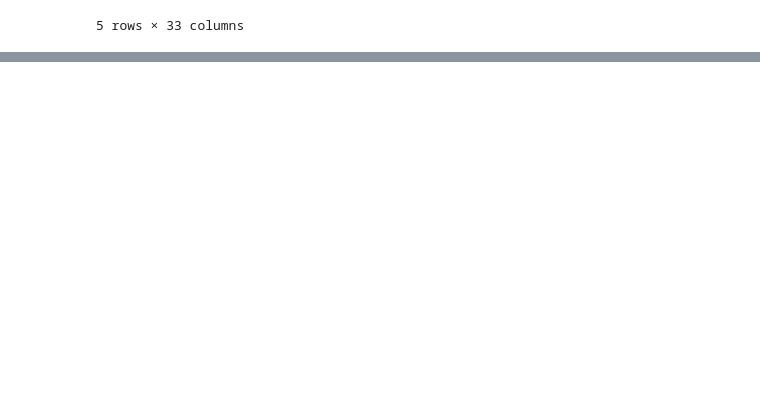
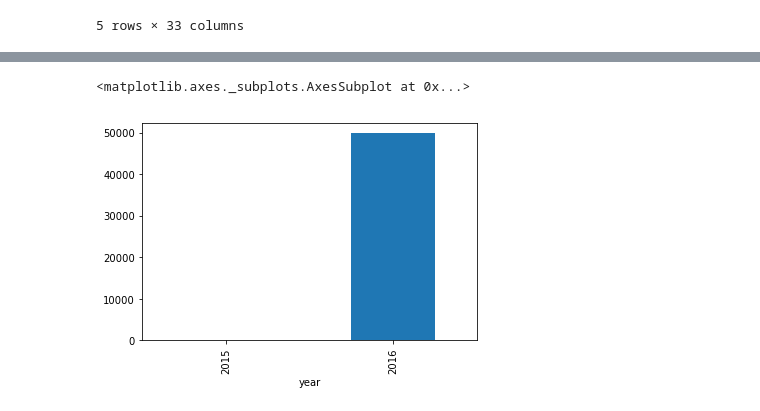
Before and after one commit to valstrl/CSM-project, a Jupyter notebook: CSM-project.ipynb, the cells around one changed output, grey strips where cells are left out. Cells and saved outputs as stored; diff of their text form; code cells hidden in the pictures; blank space fills up the shorter version.

```diff
--- a/CSM-project.ipynb
+++ b/CSM-project.ipynb
@@ -15,0 +51,5 @@ data.head()
+# %%
+up_time.groupby('year')['date'].count().plot.bar()
+# %% [output]
+<matplotlib.axes._subplots.AxesSubplot at 0x...>
+[figure, added]
```
Also changed, not shown: parts of 11 cells of this notebook.
